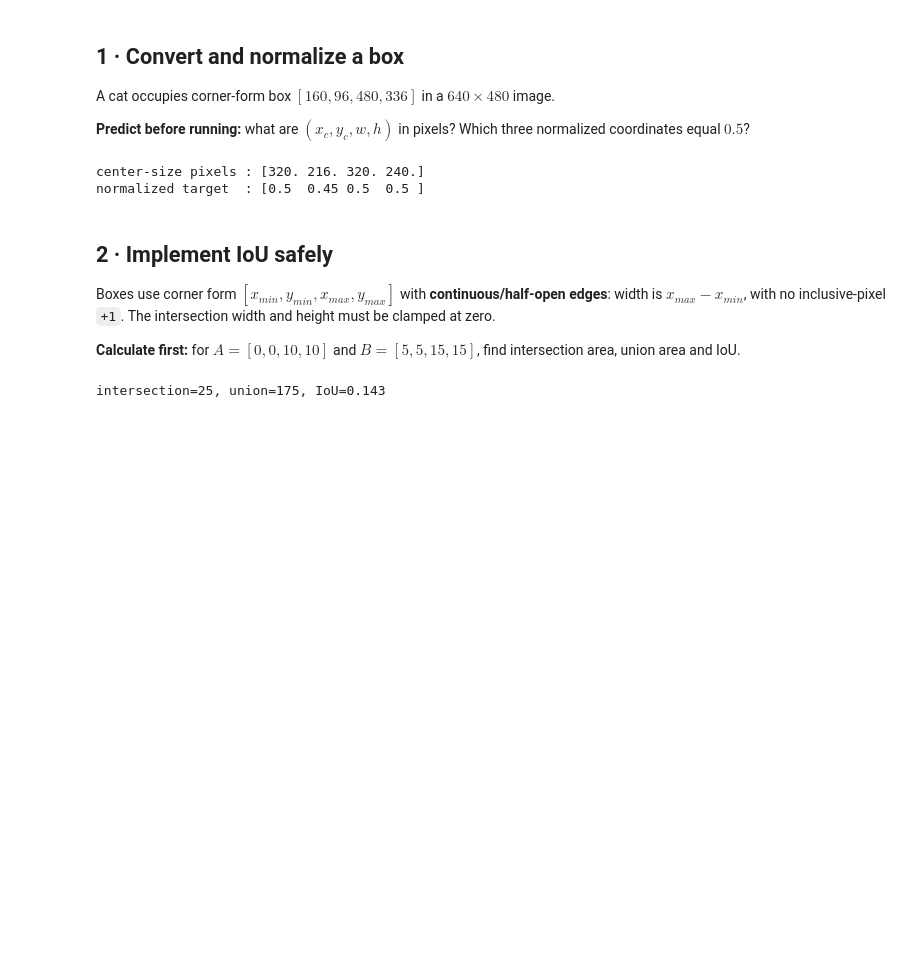
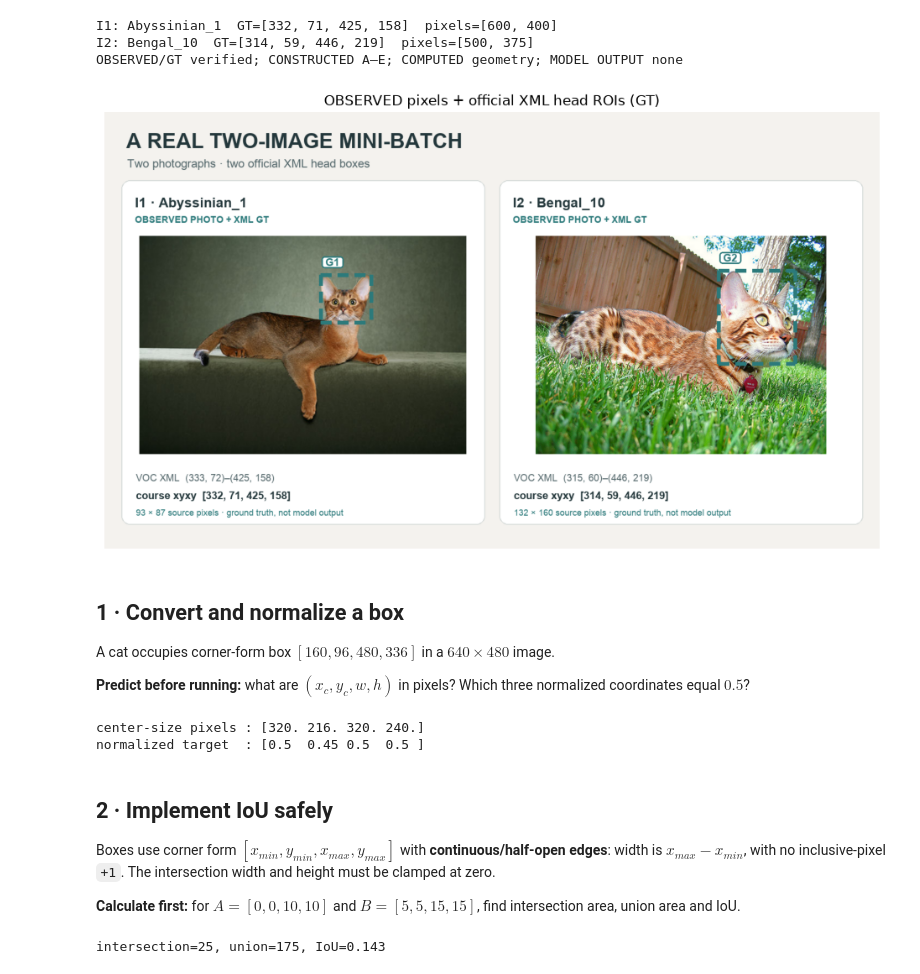
Before and after one commit to nipunbatra/dl-teaching, a Jupyter notebook: notebooks/L09/01_iou_and_bbox_losses.ipynb, the cells around one changed output. Saved outputs shown, nothing was run; the diff lists cells and outputs as text; code cells hidden in the pictures; blank space fills up the shorter version.

```diff
--- a/notebooks/L09/01_iou_and_bbox_losses.ipynb
+++ b/notebooks/L09/01_iou_and_bbox_losses.ipynb
@@ -16,3 +22,68 @@ TEAL, ORANGE, GREEN, RED = '#2A7F7F', '#F57C00', '#20A84A', '#E34850'
+# %%
+from pathlib import Path
+from urllib.request import urlretrieve
+import csv, hashlib, json, tempfile
+import xml.etree.ElementTree as ET
+
+RAW_ROOT = 'https://raw.githubusercontent.com/nipunbatra/dl-teaching/master/'
+ASSET_SPECS = {
+    'manifest': ('shared/vision-evidence/oxford-iiit-pet/l9/evidence.json', 'b539bc41f383d52f95ed2abeeaf764ccf325a1a03b000be7d377b075cac2836a'),
+    'candidates': ('shared/vision-evidence/oxford-iiit-pet/l9/candidates.csv', '3a270c23854ed92d0870c796df7db2b1b33a73a69a1c39dee47be9bbd5d1d4fa'),
+    'evaluation': ('shared/vision-evidence/oxford-iiit-pet/l9/evaluation.csv', 'b1cccbd5b1b0860a540e48715e4781f1922f0184059bb0d4527a0d1b189018e1'),
+    'targets_plate': ('shared/vision-evidence/oxford-iiit-pet/l9/real-head-targets.png', '4492e5bcda0b32f8a30923eead220f2d6381c7bc5b49fb7d48eb4f5cc1400217'),
+    'candidates_plate': ('shared/vision-evidence/oxford-iiit-pet/l9/real-candidates.png', '1ca4372b8c062c4e4cb183c060669bdf3ea99c7884f0ae13f822f65f4570cdb6'),
+    'eval_plate': ('shared/vision-evidence/oxford-iiit-pet/l9/real-eval-matching.png', 'db6f20189f53afbc5a7a14c1075134e2729c05ad4053b40c552599579e58f25c'),
+    'i1_image': ('shared/vision-evidence/oxford-iiit-pet/Abyssinian_1.jpg', '2533197401eebe9410ea4d063f86c43fbd2666f3e8165a38aca155c0d09c21be'),
+    'i1_xml': ('shared/vision-evidence/oxford-iiit-pet/Abyssinian_1.xml', 'bea13ddcf1dc171e39da5ce2c134b1dc8c247a9f1bb21cc2056f37f7a423a51f'),
+    'i2_image': ('shared/vision-evidence/oxford-iiit-pet/l9/Bengal_10.jpg', '4cc958fc6bb47738488fdc83a3053f01ce2937c9fbcaf5db2e649a1d612f8725'),
+    'i2_xml': ('shared/vision-evidence/oxford-iiit-pet/l9/Bengal_10.xml', '9a6e7d513d999b23cde839a6efce908e2e1472d14d69f13d671e9db9cdb09ae6'),
+}
+
+def sha256(path):
+    return hashlib.sha256(Path(path).read_bytes()).hexdigest()
+
+def local_first(key):
+    rel, expected = ASSET_SPECS[key]
+    for root in (Path.cwd(), *Path.cwd().parents):
+        candidate = root / rel
+        if candidate.is_file() and sha256(candidate) == expected:
+            return candidate
+    cache = Path(tempfile.gettempdir()) / 'dl-teaching-l09-evidence'
+    cache.mkdir(parents=True, exist_ok=True)
+    target = cache / Path(rel).name
+    if not target.is_file() or sha256(target) != expected:
+        urlretrieve(RAW_ROOT + rel, target)
+    actual = sha256(target)
+    assert actual == expected, f'{key}: SHA mismatch {actual}'
+    return target
+
+manifest = json.loads(local_first('manifest').read_text())
+assert manifest['schema_version'] == 2
+assert manifest['build']['builder_sha256'] == '1e6d3312df89424974b1fab8ccdbc5e11963dd4b6d6c802d64d33b09380fb3e1'
+assert manifest['evidence_taxonomy']['model_output'] == []
+
+def voc_half_open(path):
+    box = ET.parse(path).getroot().find('.//bndbox')
+    xmin, ymin, xmax, ymax = [int(box.find(k).text) for k in ('xmin','ymin','xmax','ymax')]
+    return [xmin - 1, ymin - 1, xmax, ymax]
+
+for image_id, xml_key in [('I1','i1_xml'), ('I2','i2_xml')]:
+    sample = manifest['source']['samples'][image_id]
+    assert voc_half_open(local_first(xml_key)) == sample['gt_source_xyxy_half_open']
+    image = plt.imread(local_first(image_id.lower() + '_image'))
+    assert [image.shape[1], image.shape[0]] == sample['image_size']
+    print(f"{image_id}: {sample['stem']}  GT={sample['gt_source_xyxy_half_open']}  pixels={sample['image_size']}")
+print('OBSERVED/GT verified; CONSTRUCTED A–E; COMPUTED geometry; MODEL OUTPUT none')
+
+fig, ax = plt.subplots(figsize=(12, 6.75))
+ax.imshow(plt.imread(local_first('targets_plate')))
+ax.axis('off'); ax.set_title('OBSERVED pixels + official XML head ROIs (GT)')
+plt.show()
+# %% [output]
+I1: Abyssinian_1  GT=[332, 71, 425, 158]  pixels=[600, 400]
+I2: Bengal_10  GT=[314, 59, 446, 219]  pixels=[500, 375]
+OBSERVED/GT verified; CONSTRUCTED A–E; COMPUTED geometry; MODEL OUTPUT none
+[figure, added]
 # %% [markdown]
 ## 1 · Convert and normalize a box
 
```
Also changed, not shown: parts of 10 cells of this notebook, 18 other files.
